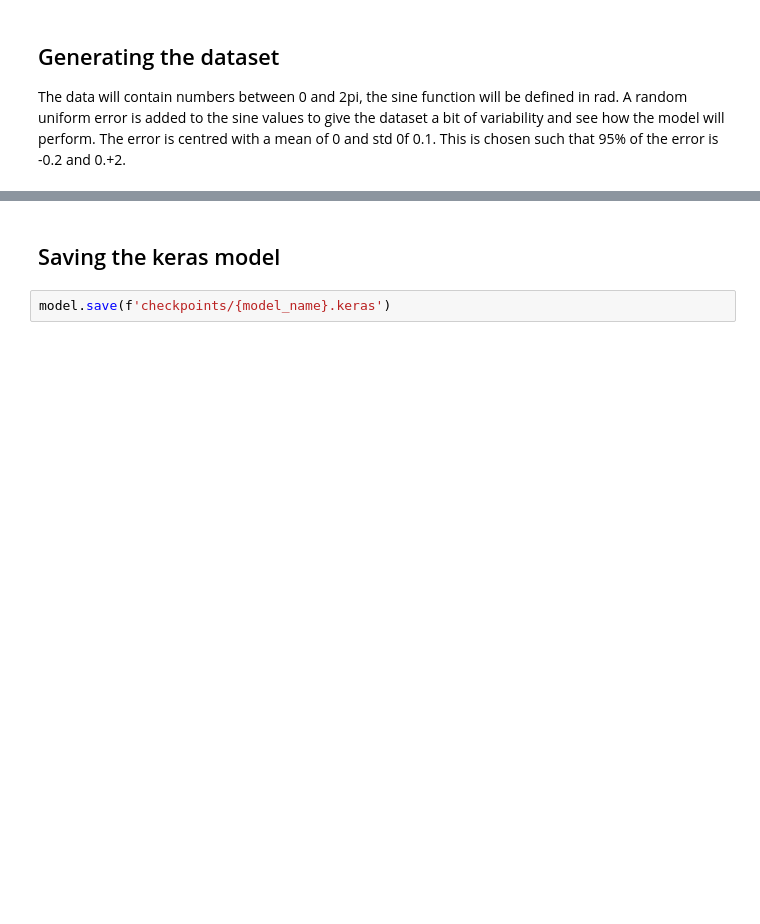
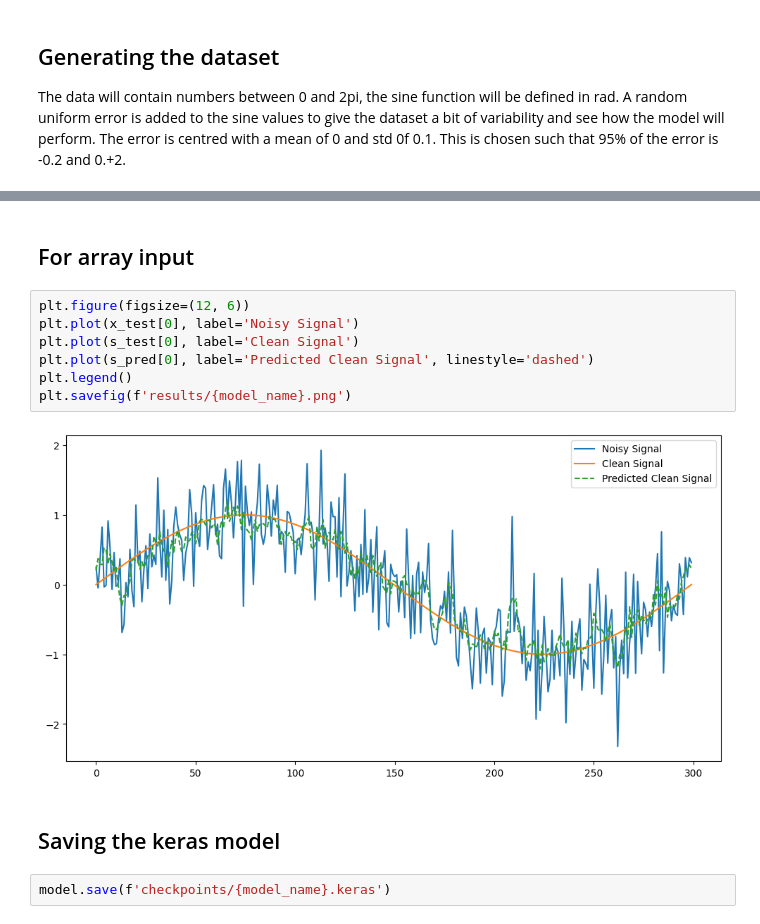
Before and after one commit to Paakallo/ML_Filter, a Jupyter notebook: train.ipynb, the cells around one changed output, grey strips where cells are left out. Drawn from its saved outputs; the diff is of its cells as text; blank space fills up the shorter version.

```diff
--- a/train.ipynb
+++ b/train.ipynb
@@ -119,3 +185,14 @@ plt.savefig(f'results/{model_name}.png')
+# %% [markdown]
+## For array input
+# %%
+plt.figure(figsize=(12, 6))
+plt.plot(x_test[0], label='Noisy Signal')
+plt.plot(s_test[0], label='Clean Signal')
+plt.plot(s_pred[0], label='Predicted Clean Signal', linestyle='dashed')
+plt.legend()
+plt.savefig(f'results/{model_name}.png')
+# %% [output]
+[figure, added]
 # %% [markdown]
 ## Saving the keras model
 # %%
```
Also changed, not shown: parts of 23 cells of this notebook, 1 other file.
